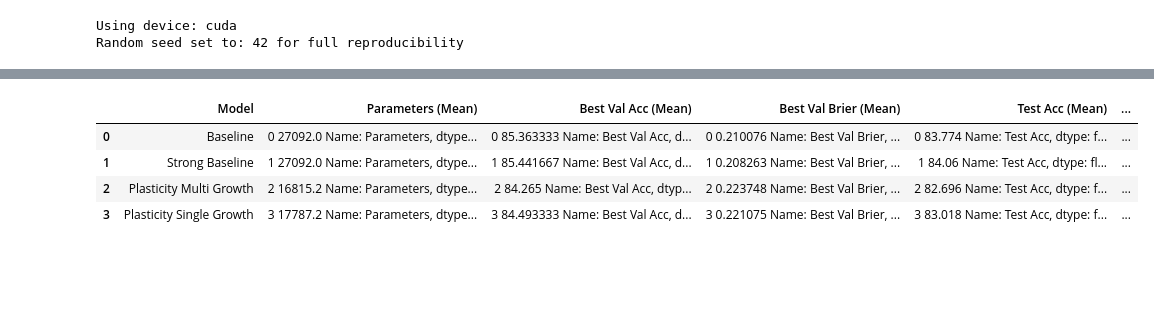
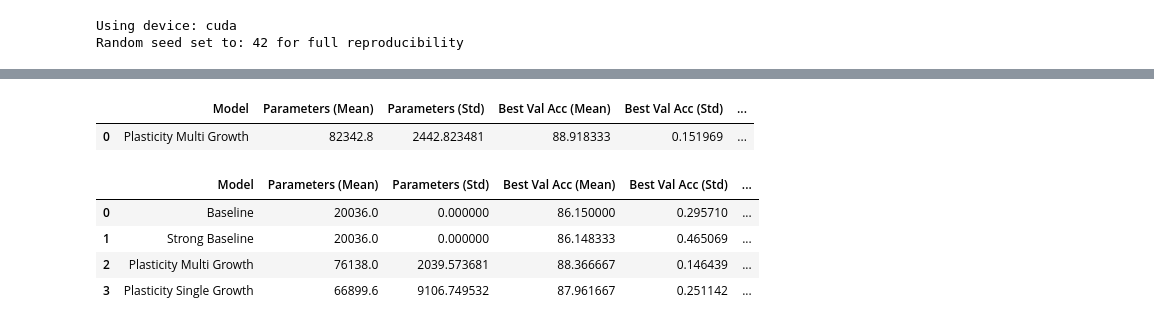
Before and after one commit to jinruiiii/thesis_experiments, a Jupyter notebook: Bayesian/BayesianFNN/main.ipynb, the cells around one changed output, grey strips where cells are left out. Drawn from its saved outputs; the diff is of its cells as text; code cells hidden in the pictures; blank space fills up the shorter version.

```diff
--- a/Bayesian/BayesianFNN/main.ipynb
+++ b/Bayesian/BayesianFNN/main.ipynb
@@ -1192,8 +1149,6 @@ for config in configs:
 # %%
-results["underparametrized2"]
+df1=get_statisitcs(configs=["plasticity_triple_growth"], model_names=["Plasticity Multi Growth"])
+df1["plasticity_triple_growth"]
 # %% [output]
-|  | Model | Parameters (Mean) | Best Val Acc (Mean) | Best Val Brier (Mean) | Test Acc (Mean) | ... |
-| 0 | Baseline | 0 27092.0 Name: Parameters, dtype... | 0 85.363333 Name: Best Val Acc, d... | 0 0.210076 Name: Best Val Brier, ... | 0 83.774 Name: Test Acc, dtype: f... | ... |
-| 1 | Strong Baseline | 1 27092.0 Name: Parameters, dtype... | 1 85.441667 Name: Best Val Acc, d... | 1 0.208263 Name: Best Val Brier, ... | 1 84.06 Name: Test Acc, dtype: fl... | ... |
-| 2 | Plasticity Multi Growth | 2 16815.2 Name: Parameters, dtype... | 2 84.265 Name: Best Val Acc, dtyp... | 2 0.223748 Name: Best Val Brier, ... | 2 82.696 Name: Test Acc, dtype: f... | ... |
-| 3 | Plasticity Single Growth | 3 17787.2 Name: Parameters, dtype... | 3 84.493333 Name: Best Val Acc, d... | 3 0.221075 Name: Best Val Brier, ... | 3 83.018 Name: Test Acc, dtype: f... | ... |
+|  | Model | Parameters (Mean) | Parameters (Std) | Best Val Acc (Mean) | Best Val Acc (Std) | ... |
+| 0 | Plasticity Multi Growth | 82342.8 | 2442.823481 | 88.918333 | 0.151969 | ... |
@@ -1204,0 +1155,10 @@ data = [
+# %%
+df2=get_statisitcs()
+
+df2["underparametrized"]
+# %% [output]
+|  | Model | Parameters (Mean) | Parameters (Std) | Best Val Acc (Mean) | Best Val Acc (Std) | ... |
+| 0 | Baseline | 20036.0 | 0.000000 | 86.150000 | 0.295710 | ... |
+| 1 | Strong Baseline | 20036.0 | 0.000000 | 86.148333 | 0.465069 | ... |
+| 2 | Plasticity Multi Growth | 76138.0 | 2039.573681 | 88.366667 | 0.146439 | ... |
+| 3 | Plasticity Single Growth | 66899.6 | 9106.749532 | 87.961667 | 0.251142 | ... |
```
Also changed, not shown: parts of 9 cells of this notebook, 2 other files.
